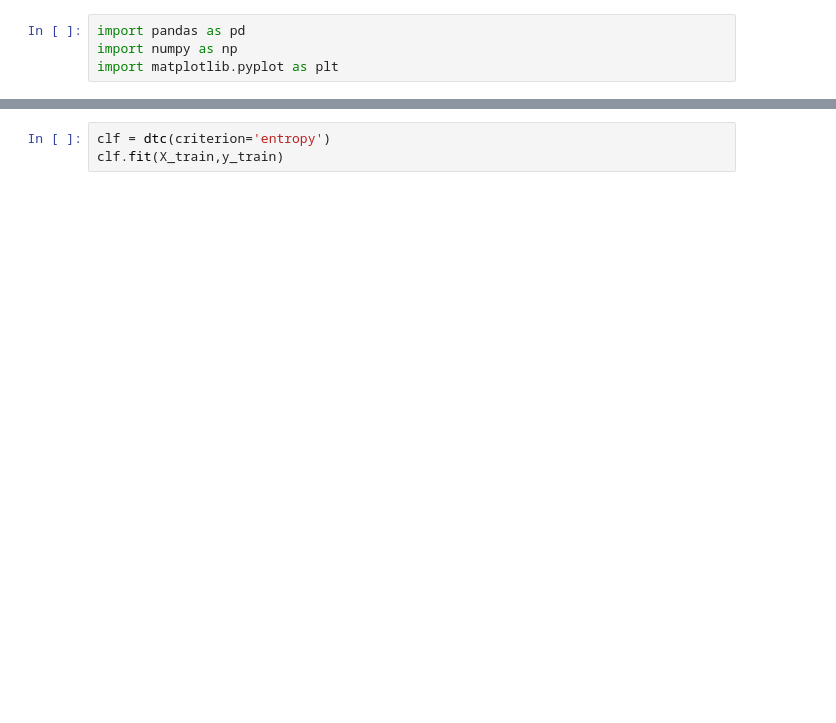
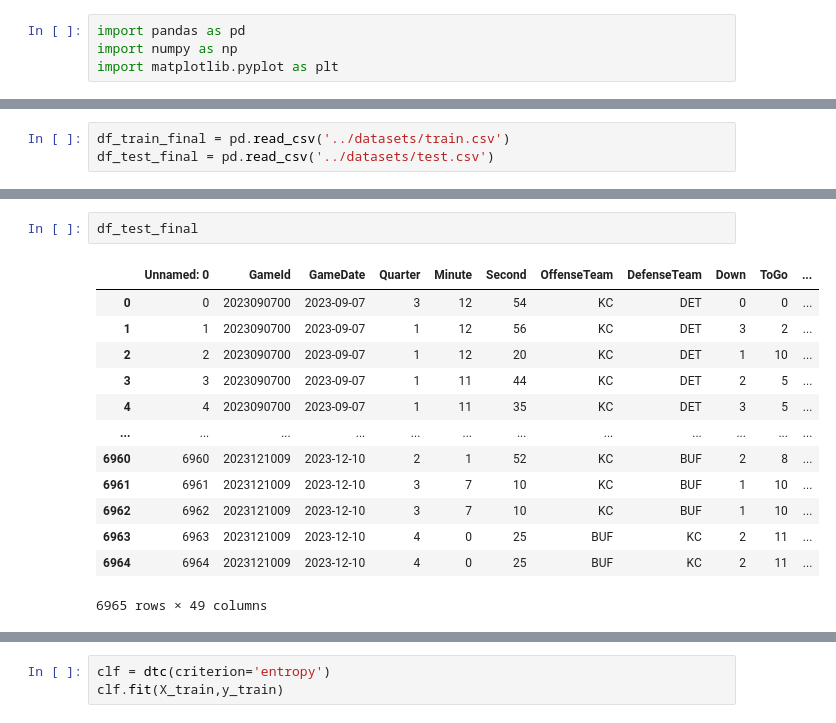
Before and after one commit to Pratik-Chaudhari-ggc/GT-Hacklytics, a Jupyter notebook: notebooks/dtc-notebook.ipynb, the cells around one changed output, grey strips where cells are left out. Drawn from its saved outputs; the diff is of its cells as text; blank space fills up the shorter version.

```diff
--- a/notebooks/dtc-notebook.ipynb
+++ b/notebooks/dtc-notebook.ipynb
@@ -54,0 +5,3 @@ df_train_final
+# %%
+df_train_final = pd.read_csv('../datasets/train.csv')
+df_test_final = pd.read_csv('../datasets/test.csv')
@@ -54,0 +24,16 @@ df_train_final
+# %%
+df_test_final
+# %% [output]
+|  | Unnamed: 0 | GameId | GameDate | Quarter | Minute | Second | OffenseTeam | DefenseTeam | Down | ToGo | ... |
+| 0 | 0 | 2023090700 | 2023-09-07 | 3 | 12 | 54 | KC | DET | 0 | 0 | ... |
+| 1 | 1 | 2023090700 | 2023-09-07 | 1 | 12 | 56 | KC | DET | 3 | 2 | ... |
+| 2 | 2 | 2023090700 | 2023-09-07 | 1 | 12 | 20 | KC | DET | 1 | 10 | ... |
+| 3 | 3 | 2023090700 | 2023-09-07 | 1 | 11 | 44 | KC | DET | 2 | 5 | ... |
+| 4 | 4 | 2023090700 | 2023-09-07 | 1 | 11 | 35 | KC | DET | 3 | 5 | ... |
+| ... | ... | ... | ... | ... | ... | ... | ... | ... | ... | ... | ... |
+| 6960 | 6960 | 2023121009 | 2023-12-10 | 2 | 1 | 52 | KC | BUF | 2 | 8 | ... |
+| 6961 | 6961 | 2023121009 | 2023-12-10 | 3 | 7 | 10 | KC | BUF | 1 | 10 | ... |
+| 6962 | 6962 | 2023121009 | 2023-12-10 | 3 | 7 | 10 | KC | BUF | 1 | 10 | ... |
+| 6963 | 6963 | 2023121009 | 2023-12-10 | 4 | 0 | 25 | BUF | KC | 2 | 11 | ... |
+| 6964 | 6964 | 2023121009 | 2023-12-10 | 4 | 0 | 25 | BUF | KC | 2 | 11 | ... |
+6965 rows × 49 columns
```
Also changed, not shown: parts of 18 cells of this notebook, 1 other file.
